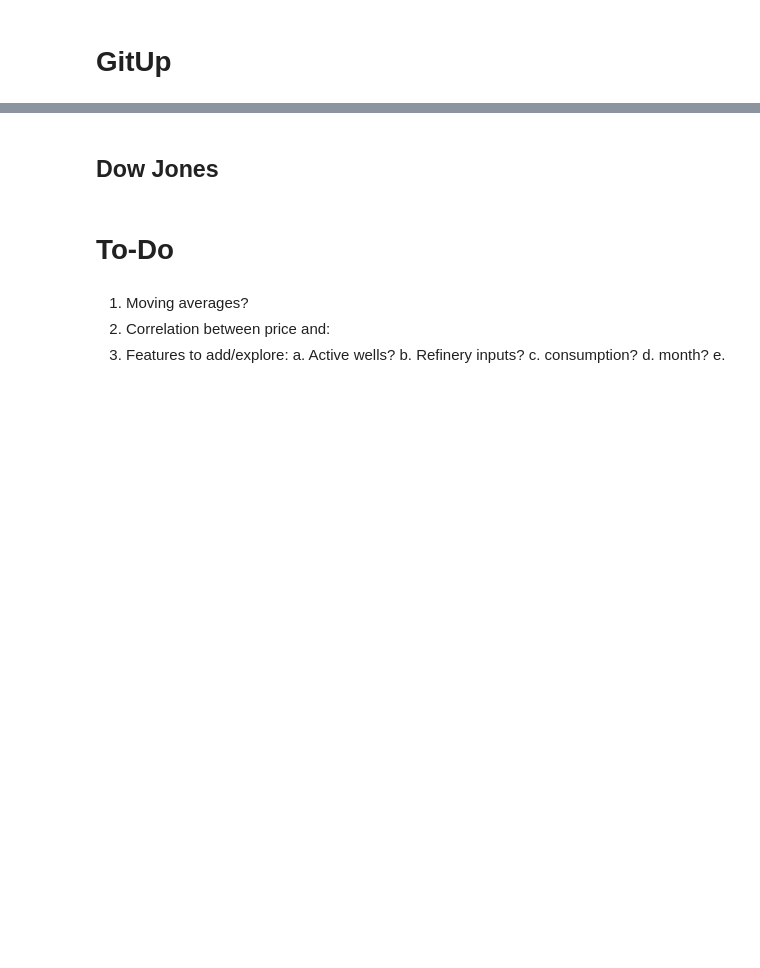
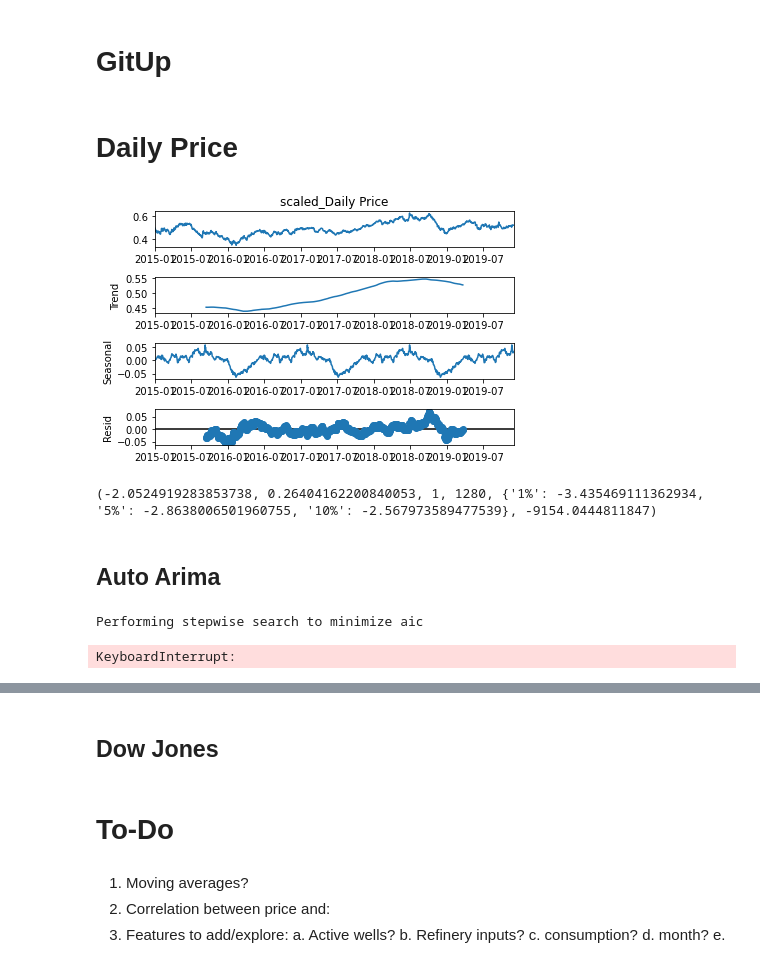
Before and after one commit to UmarsPortfolio/CrudeOilApp, a Jupyter notebook: MainAnalysis.ipynb, the cells around one changed output, grey strips where cells are left out. Drawn from its saved outputs; the diff is of its cells as text; code cells hidden in the pictures; blank space fills up the shorter version.

```diff
--- a/MainAnalysis.ipynb
+++ b/MainAnalysis.ipynb
@@ -20,0 +27,26 @@ dep.ingest(daily_price)
+# %% [markdown]
+# Daily Price
+# %%
+desc = ''
+daily_price = EIA_Series('Daily Price','PET.RWTC.D')
+dep.ingest(daily_price)
+
+x = daily_price.scaled.asfreq(freq='B').fillna(method='ffill')
+x = x['2015-01-01':'2019-12-01']
+result = seasonal_decompose(x, model='additive',period=365)
+result.plot();
+# %% [output]
+[figure, added]
+# %%
+from statsmodels.tsa.stattools import adfuller
+dftest = adfuller(x,autolag='AIC')
+print(dftest)
+# %% [output]
+(-2.0524919283853738, 0.26404162200840053, 1, 1280, {'1%': -3.435469111362934, '5%': -2.8638006501960755, '10%': -2.567973589477539}, -9154.0444811847)
+# %% [markdown]
+## Auto Arima
+# %%
+auto_arima(x,start_p=1,start_q=1,max_p = 10,max_q=10,seasonal=True,trace=True,m=365)
+# %% [output]
+Performing stepwise search to minimize aic
+KeyboardInterrupt:
```
Also changed, not shown: parts of 17 cells of this notebook, 32 other files.
